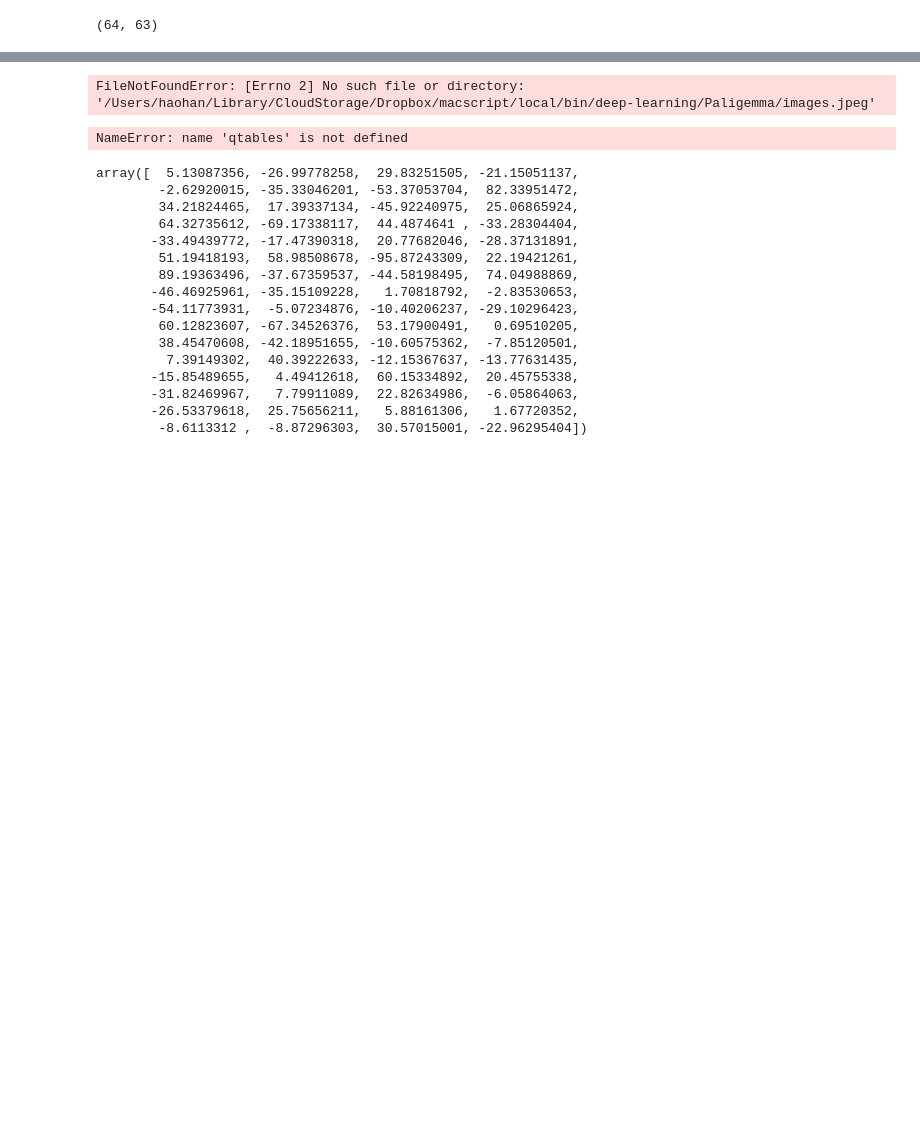
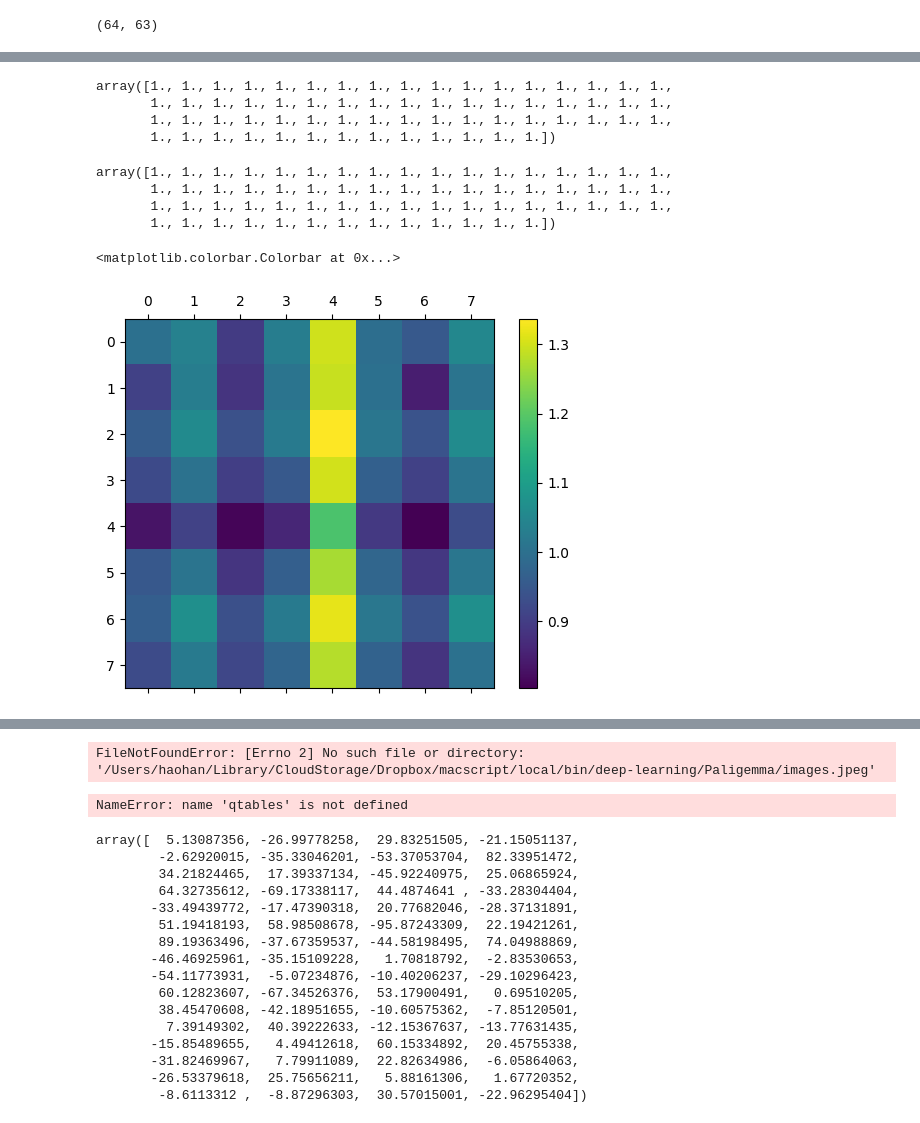
Before and after one commit to xiaonengmiao/Paligemma, a Jupyter notebook: test.ipynb, the cells around one changed output, grey strips where cells are left out. Cells and saved outputs as stored; diff of their text form; code cells hidden in the pictures; blank space fills up the shorter version.

```diff
--- a/test.ipynb
+++ b/test.ipynb
@@ -128,5 +120,5 @@ np.int32(63)
 # %%
-U, S, Vt = np.linalg.svd(M)
+U, S, Vt = np.linalg.svd(A)
 tol = 1e-10
 null_mask = (S <= tol)
 null_space = Vt[null_mask].T if np.any(null_mask) else np.zeros((M.shape[1], 0))
@@ -153,0 +159,31 @@ else:
+# %%
+x = np.insert(x_nontrivial, 0, 0)  # 在开头插入 x0 = 0
+x = x + 1
+M@x
+# %% [output]
+array([1., 1., 1., 1., 1., 1., 1., 1., 1., 1., 1., 1., 1., 1., 1., 1., 1.,
+       1., 1., 1., 1., 1., 1., 1., 1., 1., 1., 1., 1., 1., 1., 1., 1., 1.,
+       1., 1., 1., 1., 1., 1., 1., 1., 1., 1., 1., 1., 1., 1., 1., 1., 1.,
+       1., 1., 1., 1., 1., 1., 1., 1., 1., 1., 1., 1., 1.])
+# %%
+M@x
+# %% [output]
+array([1., 1., 1., 1., 1., 1., 1., 1., 1., 1., 1., 1., 1., 1., 1., 1., 1.,
+       1., 1., 1., 1., 1., 1., 1., 1., 1., 1., 1., 1., 1., 1., 1., 1., 1.,
+       1., 1., 1., 1., 1., 1., 1., 1., 1., 1., 1., 1., 1., 1., 1., 1., 1.,
+       1., 1., 1., 1., 1., 1., 1., 1., 1., 1., 1., 1., 1.])
+# %%
+# x = np.insert(x_nontrivial, 0, 0)  # 在开头插入 x0 = 0
+# x = x + 1
+
+x.reshape(8, 8)
+import matplotlib.pyplot as plt
+figure = plt.figure()
+axes = figure.add_subplot(111)
+
+# using the matshow() function
+caxes = axes.matshow(x.reshape(8,8), interpolation ='nearest')
+figure.colorbar(caxes)
+# %% [output]
+<matplotlib.colorbar.Colorbar at 0x...>
+[figure, added]
```
Also changed, not shown: parts of 7 cells of this notebook.
